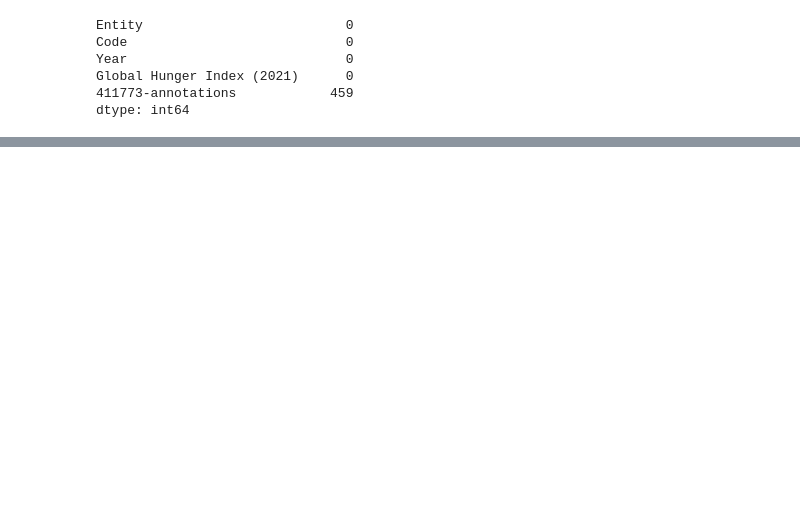
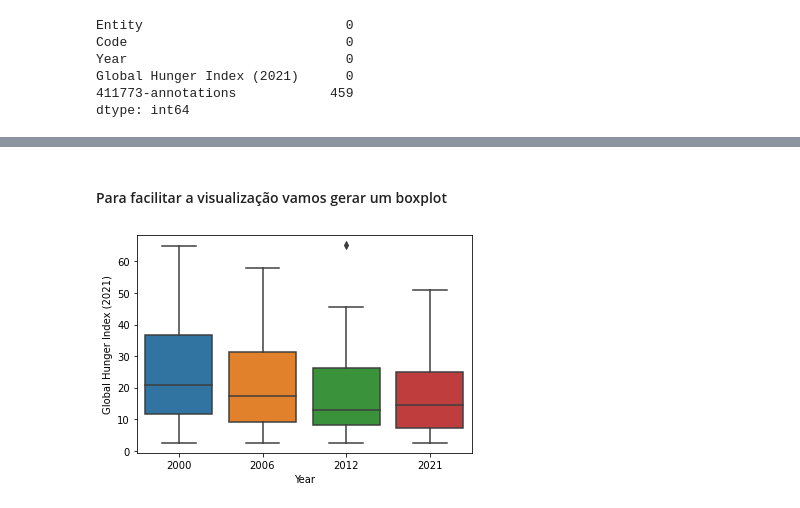
Before and after one commit to arielmmoreira/eda-global-hunger, a Jupyter notebook: main.ipynb, the cells around one changed output, grey strips where cells are left out. Drawn from its saved outputs; the diff is of its cells as text; code cells hidden in the pictures; blank space fills up the shorter version.

```diff
--- a/main.ipynb
+++ b/main.ipynb
@@ -41,0 +110,6 @@ dtype: int64
+# %% [markdown]
+#### Para facilitar a visualização vamos gerar um boxplot
+# %%
+sns.boxplot(data=global_hunger_index, x="Year", y="Global Hunger Index (2021)");
+# %% [output]
+[figure, added]
```
Also changed, not shown: parts of 35 cells of this notebook.
